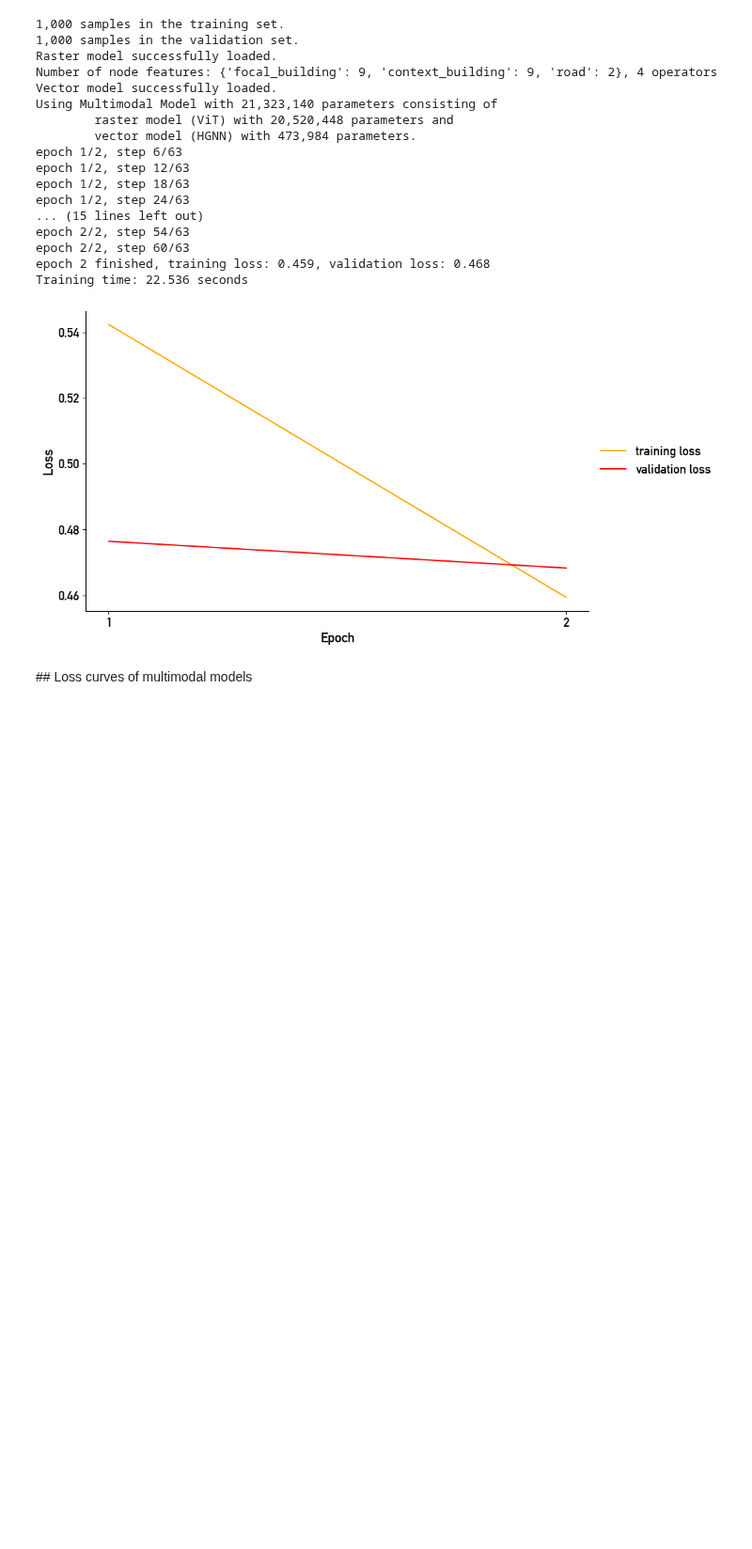
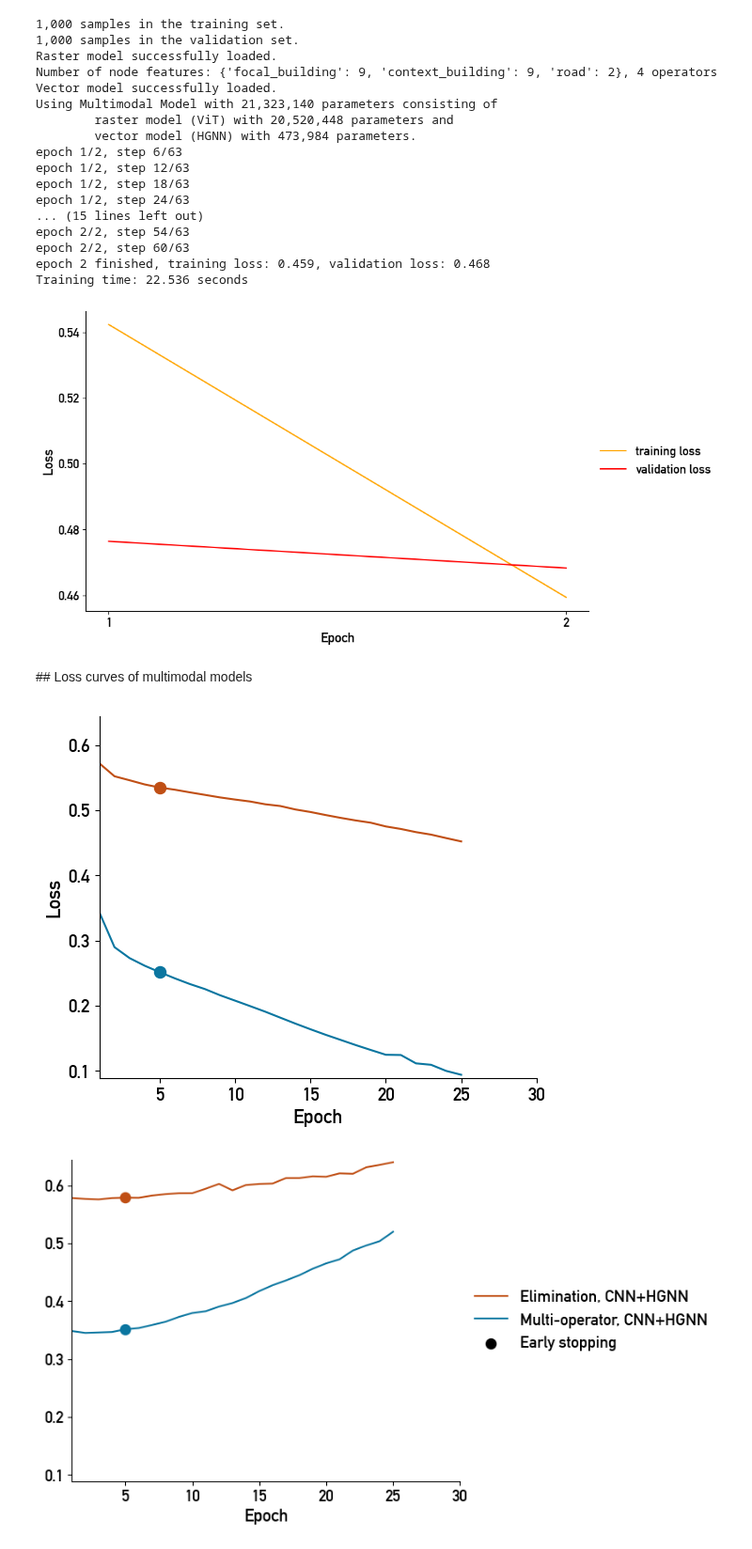
Before and after one commit to jorissenn/genops, a Jupyter notebook: 41_multimodal_model_training.ipynb, the cells around one changed output. Shown at 94% size. Saved outputs shown, nothing was run; the diff lists cells and outputs as text; code cells hidden in the pictures; blank space fills up the shorter version.

```diff
--- a/41_multimodal_model_training.ipynb
+++ b/41_multimodal_model_training.ipynb
@@ -277,11 +277,19 @@ Training time: 22.536 seconds
 ## Loss curves of multimodal models
 # %%
 # loss path
-model_losses = []
+model_losses = {"CNN+HGNN_eli_attachRoadsTrue_4556993p_100000s_25ep_bs512_cuda.csv": 5,
+                "CNN+HGNN_sel_attachRoadsTrue_9432772p_100000s_25ep_bs512_cuda.csv": 5}
+
+colors = ["#C04F15", "#0B76A0"]
 
 visualize_multiple_losses(model_losses,
                           path_to_data="../data.nosync",
                           model="multimodal",
+                          colors=colors,
+                          epochs_every=5,
                           figsize=(6,5),
                           save=True,
                           output_path="../../Figures/Results/losses")
+# %% [output]
+[figure, added]
+[figure, added]
```
Also changed, not shown: parts of 1 cell of this notebook, 3 other files.
